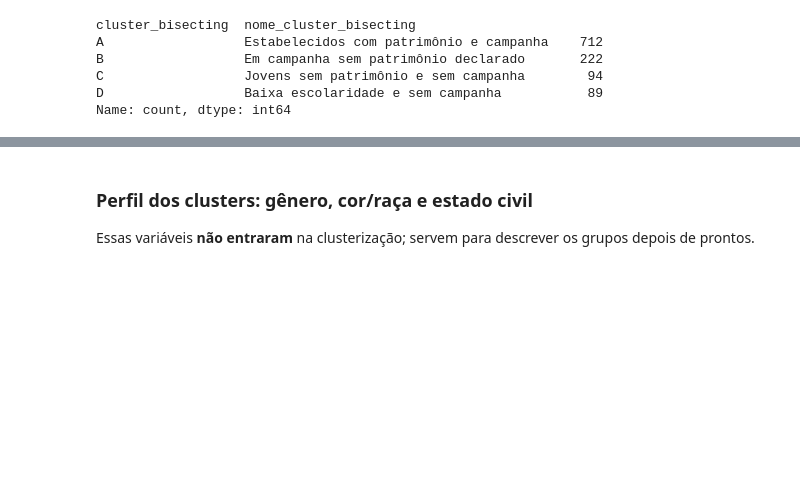
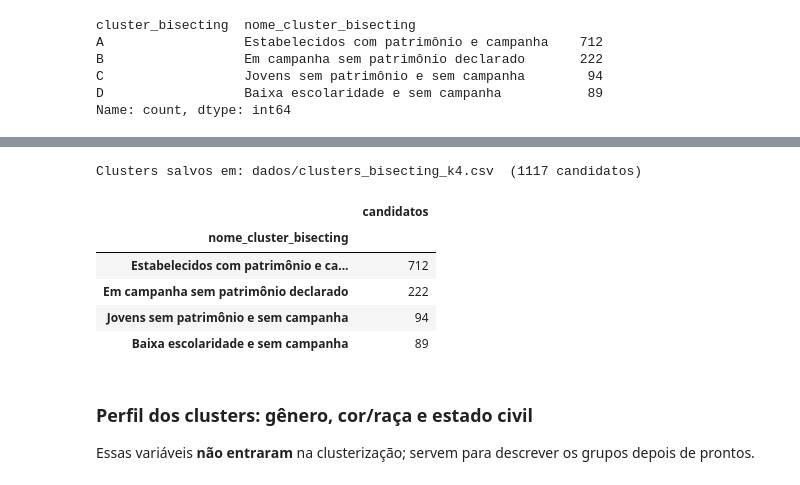
Before and after one commit to Rflavia/mineracao_dados, a Jupyter notebook: 02_clusterizacao_com_despesa.ipynb, the cells around one changed output, grey strips where cells are left out. Saved outputs shown, nothing was run; the diff lists cells and outputs as text; code cells hidden in the pictures; blank space fills up the shorter version.

```diff
--- a/02_clusterizacao_com_despesa.ipynb
+++ b/02_clusterizacao_com_despesa.ipynb
@@ -1156,3 +1252,22 @@ Name: count, dtype: int64
+# %%
+ARQUIVO_CLUSTERS = Path("dados/clusters_bisecting_k4.csv")
+
+clusters_exportados = (
+    df_bisecting_v2[["SQ_CANDIDATO", "cluster_bisecting", "nome_cluster_bisecting"]]
+    .sort_values("SQ_CANDIDATO")
+)
+clusters_exportados.to_csv(ARQUIVO_CLUSTERS, index=False, encoding="utf-8")
+
+print(f"Clusters salvos em: {ARQUIVO_CLUSTERS}  ({len(clusters_exportados)} candidatos)")
+display(clusters_exportados["nome_cluster_bisecting"].value_counts().to_frame("candidatos"))
+# %% [output]
+Clusters salvos em: dados/clusters_bisecting_k4.csv  (1117 candidatos)
+|  | candidatos |
+| nome_cluster_bisecting |  |
+| Estabelecidos com patrimônio e ca... | 712 |
+| Em campanha sem patrimônio declarado | 222 |
+| Jovens sem patrimônio e sem campanha | 94 |
+| Baixa escolaridade e sem campanha | 89 |
 # %% [markdown]
 ### Perfil dos clusters: gênero, cor/raça e estado civil
 
```
Also changed, not shown: parts of 4 cells of this notebook, 5 other files.
